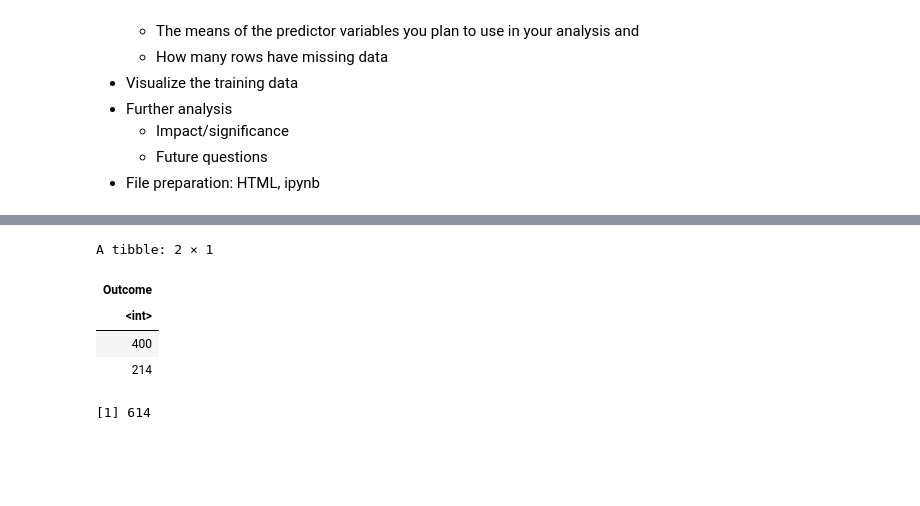
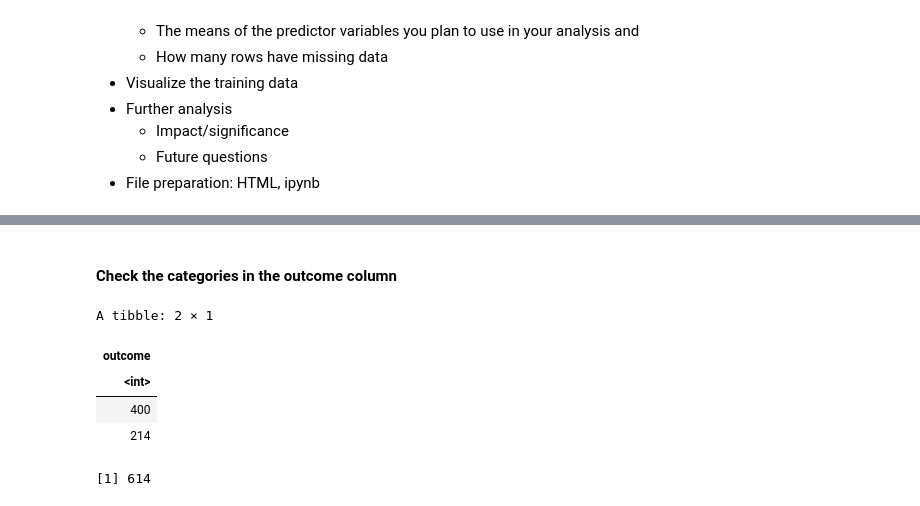
Before and after one commit to audrey-rw5683/dsci-100-2023w2-group-002-2, a Jupyter notebook: proposal.ipynb, the cells around one changed output, grey strips where cells are left out. Drawn from its saved outputs; the diff is of its cells as text; code cells hidden in the pictures; blank space fills up the shorter version.

```diff
--- a/proposal.ipynb
+++ b/proposal.ipynb
@@ -48,7 +54,7 @@ library(tidymodels)
 # %%
 URL <- "https://raw.githubusercontent.com/audrey-rw5683/dsci-100-2023w2-group-002-2/main/diabetes.csv"
-diabetes <- read_csv(URL)
-diabetes
+diabetes_data <- read_csv(URL)
+head(diabetes_data)
 # %% [output]
 Rows: 768 Columns: 9
 ── Column specification ────────────────────────────────────────────────────────
@@ -126,0 +81,17 @@ A spec_tbl_df: 154 × 9
+# %%
+# rename colunms to lowercase
+diabetes <- rename(diabetes_data,
+                 pregnancies =  Pregnancies,
+                 glucose = Glucose,
+                 blood_pressure = BloodPressure,
+                 skin_sickness = SkinThickness,
+                 insulin = Insulin,
+                 bmi = BMI,
+                 diabetes_pedigree_function = DiabetesPedigreeFunction,
+                 age = Age,
+                 outcome = Outcome)
+# we will be working with outcome as a categorical variable, we will convert it to a factor using the function as_factor.
+diabetes <- diabetes |>
+    mutate(outcome = as_factor(outcome))
+
+head(diabetes)
@@ -126,0 +111,6 @@ A spec_tbl_df: 154 × 9
+# %%
+diabetes_split <- initial_split(diabetes, prop = 0.8, strata = outcome)
+diabetes_train <- training(diabetes_split)
+diabetes_test <- testing(diabetes_split)
+glimpse(diabetes_train)
+glimpse(diabetes_test)
@@ -127,12 +135,14 @@ A spec_tbl_df: 154 × 9
+# %% [markdown]
+#### Check the categories in the outcome column
 # %%
 diabetes_outcomes <- diabetes_train |>
-                    group_by(Outcome) |>
-                    summarize(Outcome = n())
+                    group_by(outcome) |>
+                    summarize(outcome = n())
 
 diabetes_outcomes
 # %% [output]
 A tibble: 2 × 1
-| Outcome |
+| outcome |
 | <int> |
 | 400 |
 | 214 |
```
Also changed, not shown: parts of 14 cells of this notebook.
